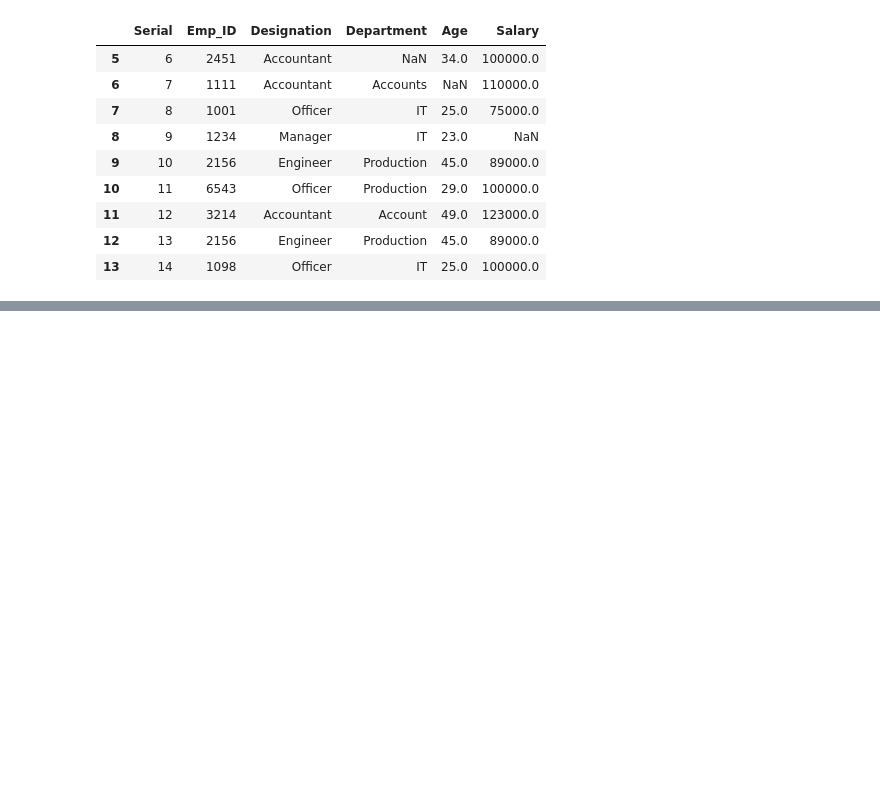
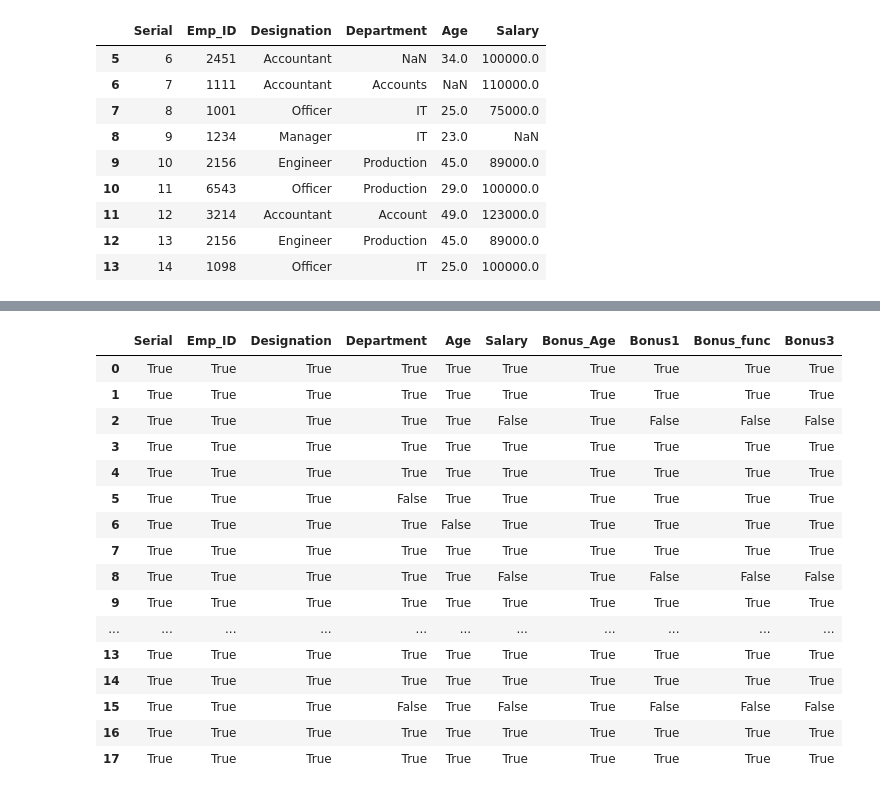
Before and after one commit to GhulamQadir/python_programming, a Jupyter notebook: advance-python/pandas/pandas.ipynb, the cells around one changed output, grey strips where cells are left out. Cells and saved outputs as stored; diff of their text form; code cells hidden in the pictures; blank space fills up the shorter version.

```diff
--- a/advance-python/pandas/pandas.ipynb
+++ b/advance-python/pandas/pandas.ipynb
@@ -489,0 +588,21 @@ employee_data.loc[5:13, "Serial":"Salary"]
+# %%
+# Opposite of isnull(); returns True where values are not missing.
+employee_data.notnull()
+# %% [output]
+|  | Serial | Emp_ID | Designation | Department | Age | Salary | Bonus_Age | Bonus1 | Bonus_func | Bonus3 |
+| 0 | True | True | True | True | True | True | True | True | True | True |
+| 1 | True | True | True | True | True | True | True | True | True | True |
+| 2 | True | True | True | True | True | False | True | False | False | False |
+| 3 | True | True | True | True | True | True | True | True | True | True |
+| 4 | True | True | True | True | True | True | True | True | True | True |
+| 5 | True | True | True | False | True | True | True | True | True | True |
+| 6 | True | True | True | True | False | True | True | True | True | True |
+| 7 | True | True | True | True | True | True | True | True | True | True |
+| 8 | True | True | True | True | True | False | True | False | False | False |
+| 9 | True | True | True | True | True | True | True | True | True | True |
+| ... | ... | ... | ... | ... | ... | ... | ... | ... | ... | ... |
+| 13 | True | True | True | True | True | True | True | True | True | True |
+| 14 | True | True | True | True | True | True | True | True | True | True |
+| 15 | True | True | True | False | True | False | True | False | False | False |
+| 16 | True | True | True | True | True | True | True | True | True | True |
+| 17 | True | True | True | True | True | True | True | True | True | True |
```
Also changed, not shown: parts of 14 cells of this notebook.
